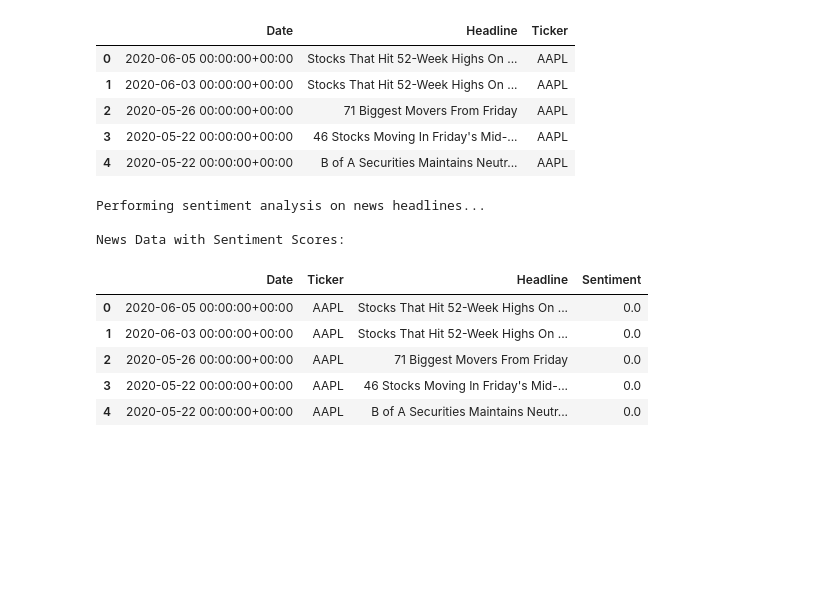
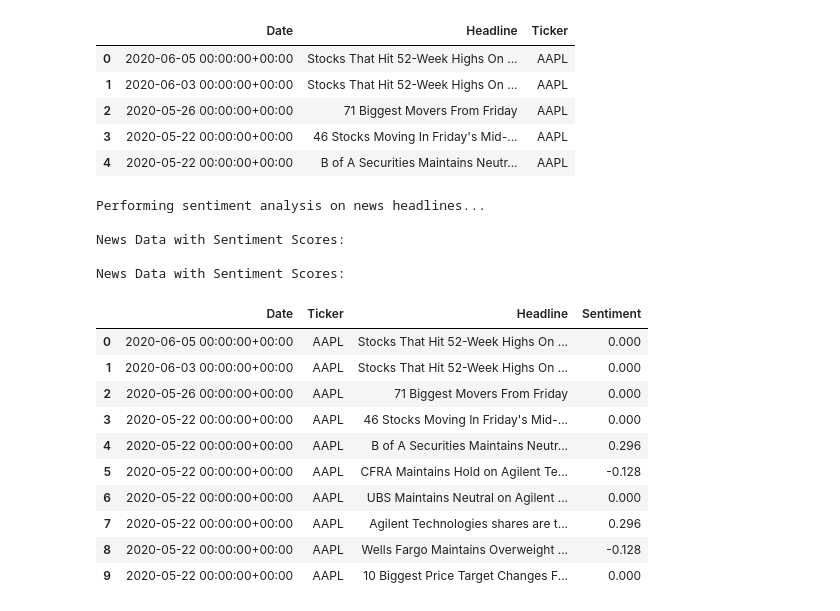
Before and after one commit to sami4Teferi/news-sentiment-stock-movement-analysis, a Jupyter notebook: notebooks/Correlation.ipynb, the cells around one changed output. Saved outputs shown, nothing was run; the diff lists cells and outputs as text; code cells hidden in the pictures; blank space fills up the shorter version.

```diff
--- a/notebooks/Correlation.ipynb
+++ b/notebooks/Correlation.ipynb
@@ -204,24 +207,31 @@ Sample News Data After Alignment:
 # %%
 ## Perform Sentiment Analysis
 
 #Using TextBlob,  analyze the sentiment of news headlines, assigning polarity scores from -1 (negative) to 1 (positive), with 0 being neutral.
 
 print("\nPerforming sentiment analysis on news headlines...")
 news_df = perform_sentiment_analysis(news_df)
 
 # Display results
 print("\nNews Data with Sentiment Scores:")
-display(news_df[['Date', 'Ticker', 'Headline', 'Sentiment']].head())
+display(news_df[['Date', 'Ticker', 'Headline', 'Sentiment']].head(10))
 # %% [output]
 Performing sentiment analysis on news headlines...
 
 News Data with Sentiment Scores:
+
+News Data with Sentiment Scores:
 |  | Date | Ticker | Headline | Sentiment |
-| 0 | 2020-06-05 00:00:00+00:00 | AAPL | Stocks That Hit 52-Week Highs On ... | 0.0 |
-| 1 | 2020-06-03 00:00:00+00:00 | AAPL | Stocks That Hit 52-Week Highs On ... | 0.0 |
-| 2 | 2020-05-26 00:00:00+00:00 | AAPL | 71 Biggest Movers From Friday | 0.0 |
-| 3 | 2020-05-22 00:00:00+00:00 | AAPL | 46 Stocks Moving In Friday's Mid-... | 0.0 |
-| 4 | 2020-05-22 00:00:00+00:00 | AAPL | B of A Securities Maintains Neutr... | 0.0 |
+| 0 | 2020-06-05 00:00:00+00:00 | AAPL | Stocks That Hit 52-Week Highs On ... | 0.000 |
+| 1 | 2020-06-03 00:00:00+00:00 | AAPL | Stocks That Hit 52-Week Highs On ... | 0.000 |
+| 2 | 2020-05-26 00:00:00+00:00 | AAPL | 71 Biggest Movers From Friday | 0.000 |
+| 3 | 2020-05-22 00:00:00+00:00 | AAPL | 46 Stocks Moving In Friday's Mid-... | 0.000 |
+| 4 | 2020-05-22 00:00:00+00:00 | AAPL | B of A Securities Maintains Neutr... | 0.296 |
+| 5 | 2020-05-22 00:00:00+00:00 | AAPL | CFRA Maintains Hold on Agilent Te... | -0.128 |
+| 6 | 2020-05-22 00:00:00+00:00 | AAPL | UBS Maintains Neutral on Agilent ... | 0.000 |
+| 7 | 2020-05-22 00:00:00+00:00 | AAPL | Agilent Technologies shares are t... | 0.296 |
+| 8 | 2020-05-22 00:00:00+00:00 | AAPL | Wells Fargo Maintains Overweight ... | -0.128 |
+| 9 | 2020-05-22 00:00:00+00:00 | AAPL | 10 Biggest Price Target Changes F... | 0.000 |
 # %%
 ## Aggregate Sentiments
 
```
Also changed, not shown: parts of 5 cells of this notebook, 1 other file.
